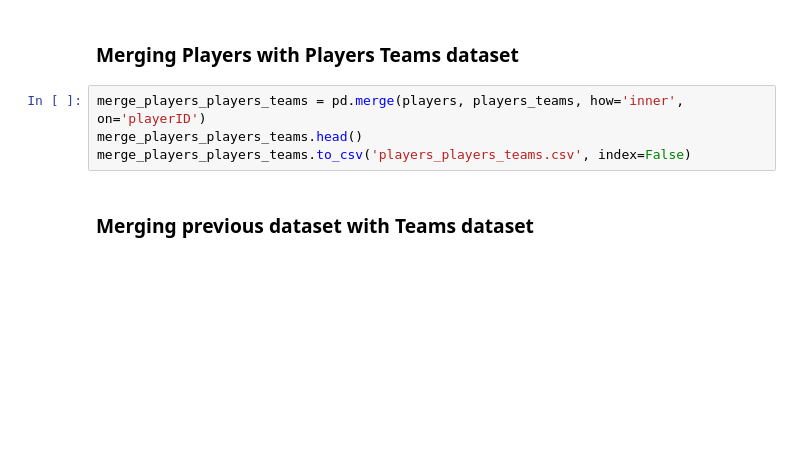
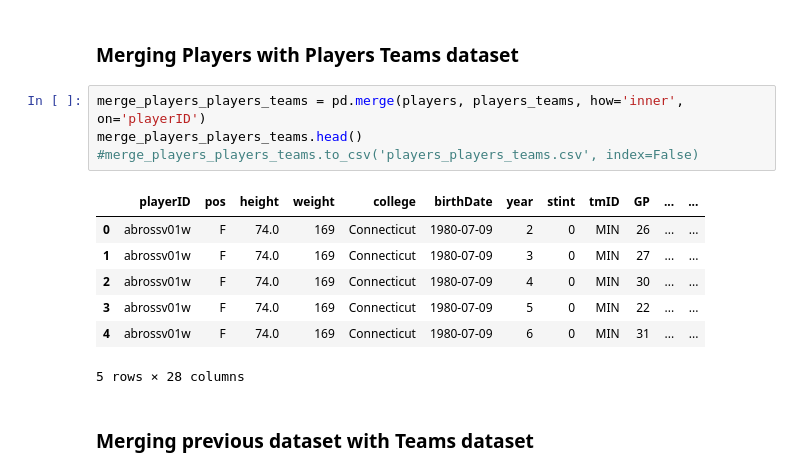
Before and after one commit to zearaujo11/AC, a Jupyter notebook: main.ipynb, the cells around one changed output. Cells and saved outputs as stored; diff of their text form; blank space fills up the shorter version.

```diff
--- a/main.ipynb
+++ b/main.ipynb
@@ -202,7 +201,15 @@ print(awards_coaches.head())
 # %%
 merge_players_players_teams = pd.merge(players, players_teams, how='inner', on='playerID')
 merge_players_players_teams.head()
-merge_players_players_teams.to_csv('players_players_teams.csv', index=False)
+#merge_players_players_teams.to_csv('players_players_teams.csv', index=False)
+# %% [output]
+|  | playerID | pos | height | weight | college | birthDate | year | stint | tmID | GP | ... | ... |
+| 0 | abrossv01w | F | 74.0 | 169 | Connecticut | 1980-07-09 | 2 | 0 | MIN | 26 | ... | ... |
+| 1 | abrossv01w | F | 74.0 | 169 | Connecticut | 1980-07-09 | 3 | 0 | MIN | 27 | ... | ... |
+| 2 | abrossv01w | F | 74.0 | 169 | Connecticut | 1980-07-09 | 4 | 0 | MIN | 30 | ... | ... |
+| 3 | abrossv01w | F | 74.0 | 169 | Connecticut | 1980-07-09 | 5 | 0 | MIN | 22 | ... | ... |
+| 4 | abrossv01w | F | 74.0 | 169 | Connecticut | 1980-07-09 | 6 | 0 | MIN | 31 | ... | ... |
+5 rows × 28 columns
 # %% [markdown]
 ### Merging previous dataset with Teams dataset
 # %%
```
Also changed, not shown: parts of 8 cells of this notebook, 9 other files.
